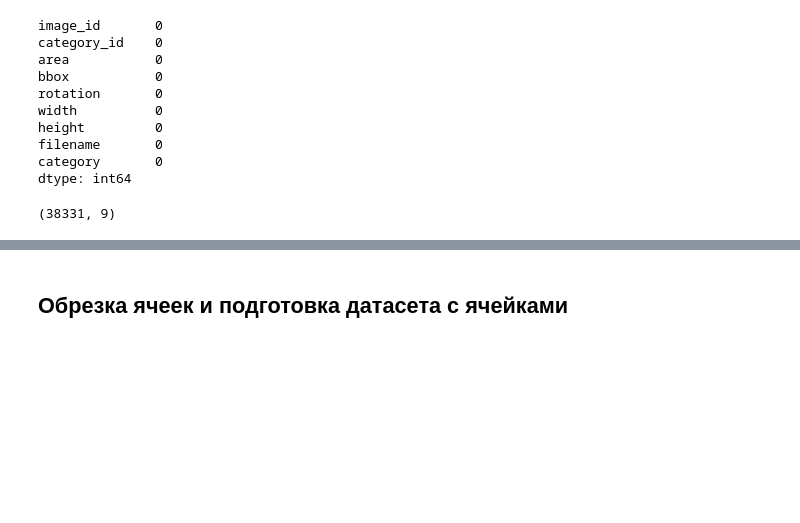
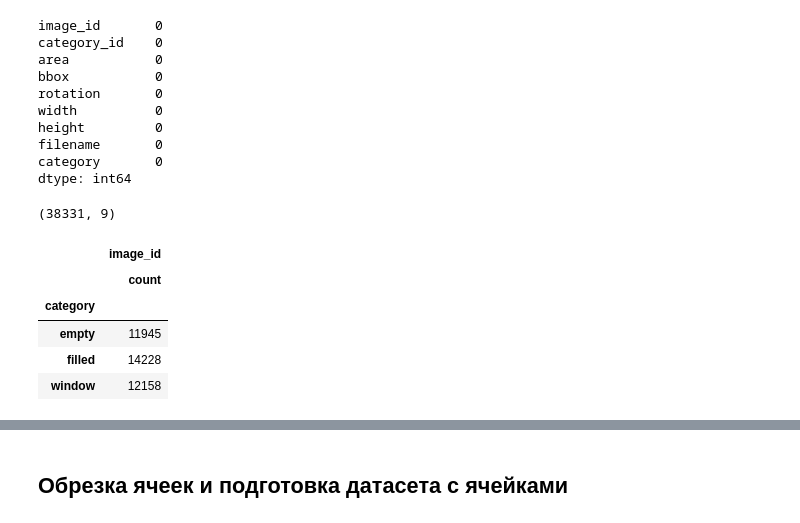
Before and after one commit to fedor-konovalenko/YPTeam_samolet, a Jupyter notebook: resnet_buildings.ipynb, the cells around one changed output, grey strips where cells are left out. Cells and saved outputs as stored; diff of their text form; code cells hidden in the pictures; blank space fills up the shorter version.

```diff
--- a/resnet_buildings.ipynb
+++ b/resnet_buildings.ipynb
@@ -160,3 +160,12 @@ dtype: int64
 df.shape
 # %% [output]
 (38331, 9)
+# %%
+df.groupby('category').agg({'image_id': ['count']})
+# %% [output]
+|  | image_id |
+|  | count |
+| category |  |
+| empty | 11945 |
+| filled | 14228 |
+| window | 12158 |
```
Also changed, not shown: parts of 3 cells of this notebook.
